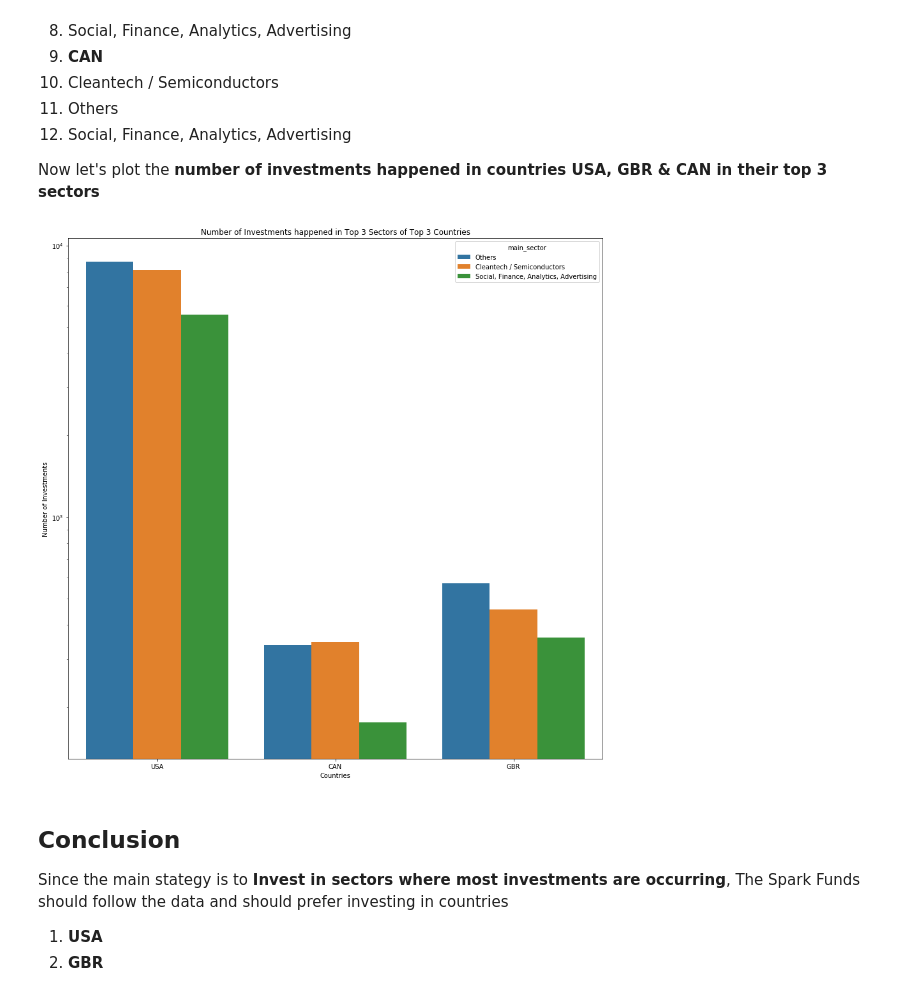
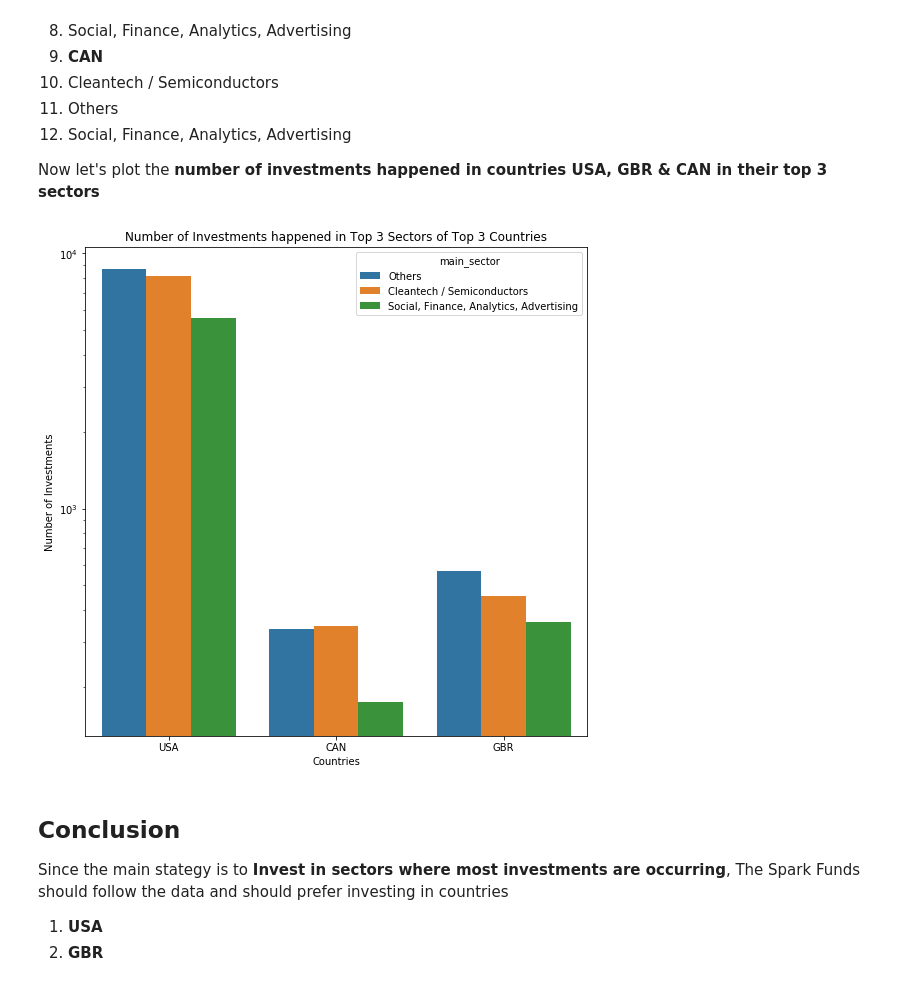
Before and after one commit to vivekav-96/UpGrad-PGDML, a Jupyter notebook: InvestmentAssignment/investment_assignement.ipynb, the cells around one changed output. Cells and saved outputs as stored; diff of their text form; code cells hidden in the pictures.

```diff
--- a/InvestmentAssignment/investment_assignement.ipynb
+++ b/InvestmentAssignment/investment_assignement.ipynb
@@ -543,14 +543,14 @@ Now let's plot the **number of investments happened in countries USA, GBR & CAN
 # %%
 temp = master.loc[(master.country_code == 'USA') | (master.country_code == 'GBR') | (master.country_code == 'CAN')]
 temp = temp.loc[(temp.main_sector == 'Others') | (temp.main_sector == 'Cleantech / Semiconductors') | (temp.main_sector == 'Social, Finance, Analytics, Advertising')]
-plt.figure(figsize=(15,15))
+plt.figure(figsize=(9, 9))
 plt.yscale('log')
 plt.title('Number of Investments happened in Top 3 Sectors of Top 3 Countries')
 sector_wise_investmetn_top3_bar = sns.barplot(x='country_code', y='raised_amount_usd', hue='main_sector', data=temp, estimator=lambda x: len(x))
 sector_wise_investmetn_top3_bar.set(xlabel='Countries', ylabel='Number of Investments')
 plt.show()
 # %% [output]
-[figure, old version]
+[figure, new version]
 # %% [markdown]
 ## Conclusion
 
```
Also changed, not shown: parts of 2 cells of this notebook, 2 other files.
